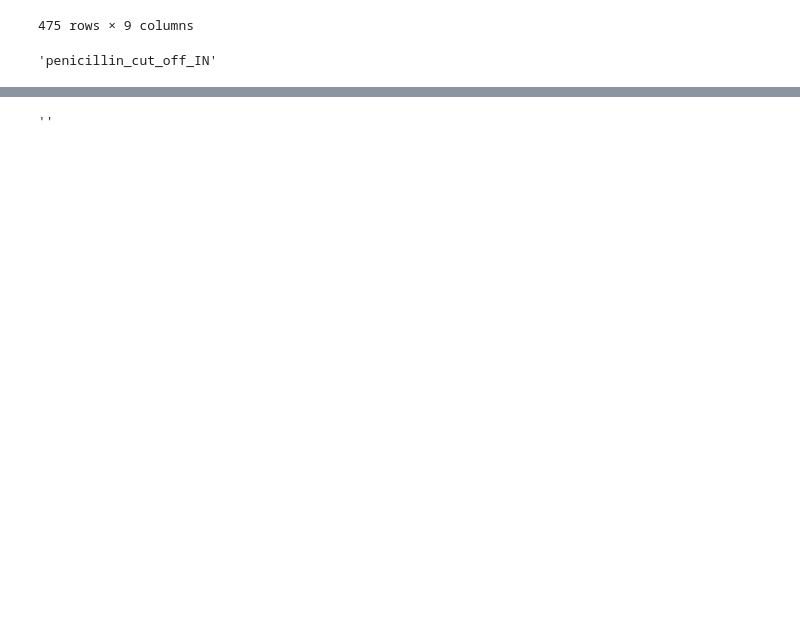
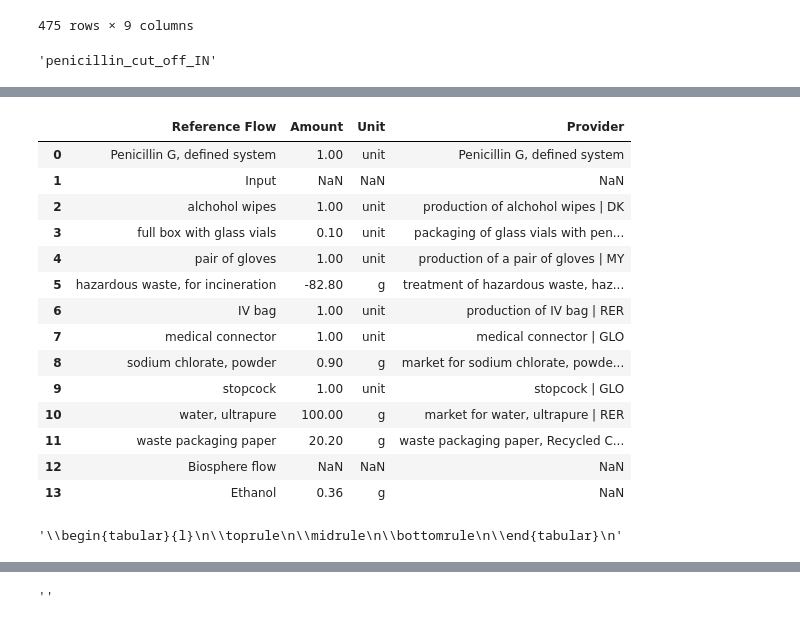
Before and after one commit to RuneWF/penicilin, a Jupyter notebook: Jupyter scripts/playbox.ipynb, the cells around one changed output, grey strips where cells are left out. Saved outputs shown, nothing was run; the diff lists cells and outputs as text; code cells hidden in the pictures; blank space fills up the shorter version.

```diff
--- a/Jupyter scripts/playbox.ipynb
+++ b/Jupyter scripts/playbox.ipynb
@@ -116,0 +123,15 @@ df
+# %%
+def unit_conversion_lci_table(unit, unit_change):
+    if "kilogram" in unit:
+        unit = "kg"
+    if "kilowatt hour" in unit:
+        unit = "kWh"
+    if "megajoule" in unit:
+        unit = "MJ"
+    if unit_change:
+        if "k" in unit:
+            unit = unit[1:]
+        elif "MJ" in unit:
+            unit = unit.replace("M","k")
+
+    return unit
@@ -117 +140,45 @@ df
+# %%
+with pd.ExcelFile(lci_table_path) as excel_file:
+    # Get the sheet names
+    sheet_names = excel_file.sheet_names
+data = {}
+for sheet in sheet_names:
+    data[sheet] = pd.read_excel(init.lci_table_path, sheet_name=sheet)
+
+dfd = data["Penicillin G, defined system"]
+for idx, row in dfd.iterrows():
+    unit_change = False
+    unit  = str(row["Unit"])
+    amount =  row["Amount"]
+    rf = row["Reference Flow"]
+    if abs(amount) <= 0.1 and isinstance(amount, float) and "unit" not in unit:
+        new_amount = amount * 1000
+        dfd.at[idx, "Amount"] = round(new_amount,2)
+        unit_change = True
+        dfd.at[idx, "Unit"] = unit_conversion_lci_table(unit, unit_change)
+    elif "Input" in rf or "Biosphere" in rf:
+        continue
+    else:
+        dfd.at[idx, "Amount"] = round(amount,2)
+        dfd.at[idx, "Unit"] = unit_conversion_lci_table(unit, unit_change)
+# %% [output]
+|  | Reference Flow | Amount | Unit | Provider |
+| 0 | Penicillin G, defined system | 1.00 | unit | Penicillin G, defined system |
+| 1 | Input | NaN | NaN | NaN |
+| 2 | alchohol wipes | 1.00 | unit | production of alchohol wipes | DK |
+| 3 | full box with glass vials | 0.10 | unit | packaging of glass vials with pen... |
+| 4 | pair of gloves | 1.00 | unit | production of a pair of gloves | MY |
+| 5 | hazardous waste, for incineration | -82.80 | g | treatment of hazardous waste, haz... |
+| 6 | IV bag | 1.00 | unit | production of IV bag | RER |
+| 7 | medical connector | 1.00 | unit | medical connector | GLO |
+| 8 | sodium chlorate, powder | 0.90 | g | market for sodium chlorate, powde... |
+| 9 | stopcock | 1.00 | unit | stopcock | GLO |
+| 10 | water, ultrapure | 100.00 | g | market for water, ultrapure | RER |
+| 11 | waste packaging paper | 20.20 | g | waste packaging paper, Recycled C... |
+| 12 | Biosphere flow | NaN | NaN | NaN |
+| 13 | Ethanol | 0.36 | g | NaN |
+# %%
+pd.DataFrame().to_latex(float_format=2)
+# %% [output]
+'\\begin{tabular}{l}\n\\toprule\n\\midrule\n\\bottomrule\n\\end{tabular}\n'
 # %%
```
Also changed, not shown: parts of 13 cells of this notebook, 34 other files.
